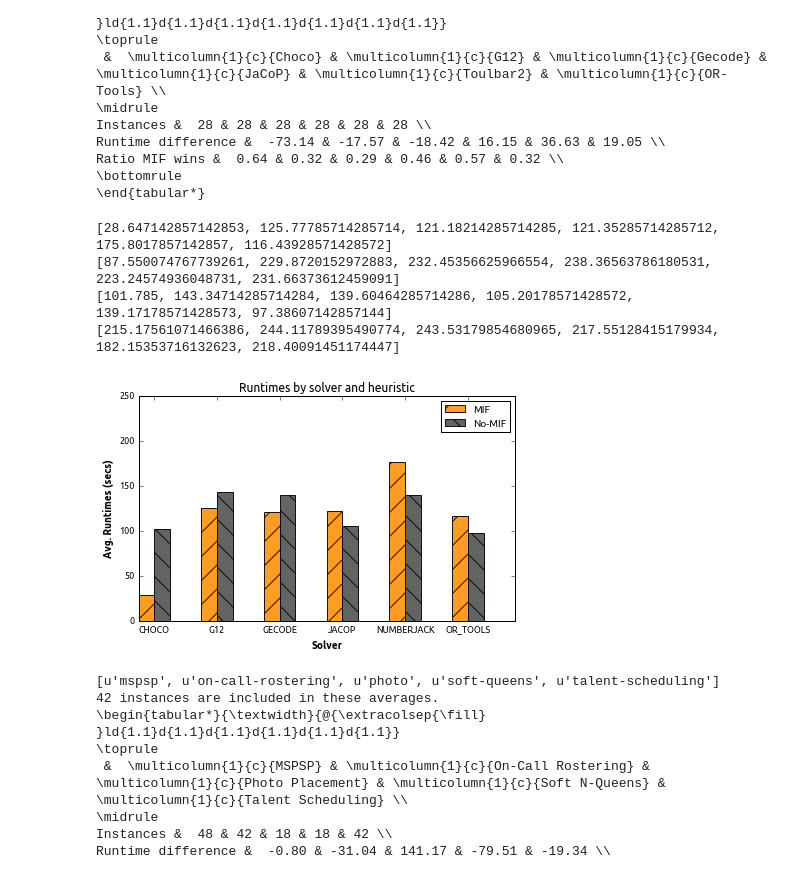
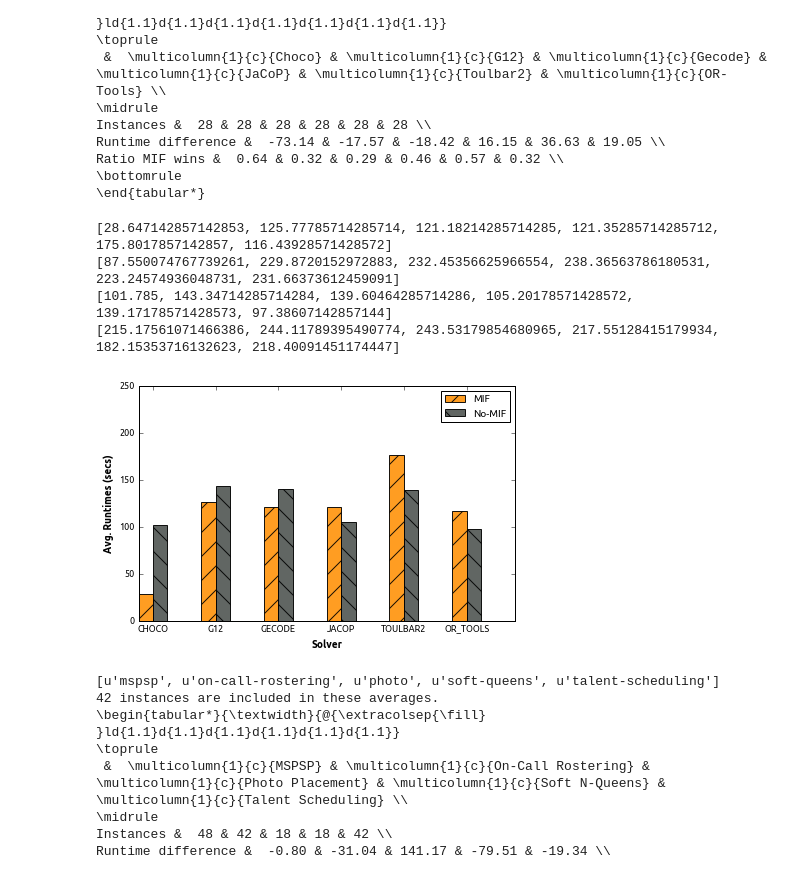
Before and after one commit to isse-augsburg/minibrass, a Jupyter notebook: evaluation/db/Evaluation script.ipynb, the cells around one changed output. Drawn from its saved outputs; the diff is of its cells as text; code cells hidden in the pictures.

```diff
--- a/evaluation/db/Evaluation script.ipynb
+++ b/evaluation/db/Evaluation script.ipynb
@@ -298,42 +388,42 @@ print std_nomif
 fig, ax = plt.subplots()
 
 index = np.arange(n_groups)
-bar_width = 0.25
+bar_width = 0.23
 
 opacity = 0.9
 error_config = {'ecolor': '0.3'}
 plt.ylim([0,250])
-
+plt.xlim([0,6])
 rects1 = plt.bar(index, means_mif, bar_width,
                  alpha=opacity,
                  color=isseorange,
                  error_kw=error_config,
                  hatch="/",
                  label='MIF')
 
 rects2 = plt.bar(index + bar_width, means_nomif, bar_width,
                  alpha=opacity,
                  color=issegrey,
                  hatch="\\",
                  error_kw=error_config,
                  label='No-MIF')
 
 plt.xlabel('Solver')
 plt.ylabel('Avg. Runtimes (secs)')
-plt.title('Runtimes by solver and heuristic')
-plt.xticks(index + bar_width , [s for s in solvers])
+#plt.title('Runtimes by solver and heuristic')
+plt.xticks(index + bar_width , [ s if s != "NUMBERJACK" else "TOULBAR2"  for s in solvers])
 plt.legend()
 
 plt.tight_layout()
 
 plt.savefig('runtime-mif-solver.pdf', bbox_inches='tight')
 plt.show()
 # %% [output]
 [28.647142857142853, 125.77785714285714, 121.18214285714285, 121.35285714285712, 175.8017857142857, 116.43928571428572]
 [87.550074767739261, 229.8720152972883, 232.45356625966554, 238.36563786180531, 223.24574936048731, 231.66373612459091]
 [101.785, 143.34714285714284, 139.60464285714286, 105.20178571428572, 139.17178571428573, 97.38607142857144]
 [215.17561071466386, 244.11789395490774, 243.53179854680965, 217.55128415179934, 182.15353716132623, 218.40091451174447]
-[figure, old version]
+[figure, new version]
 # %%
 
 scriptFile = open("query-mif-comp-problems.sql",'r')
```
Also changed, not shown: parts of 4 cells of this notebook, 7 other files.
